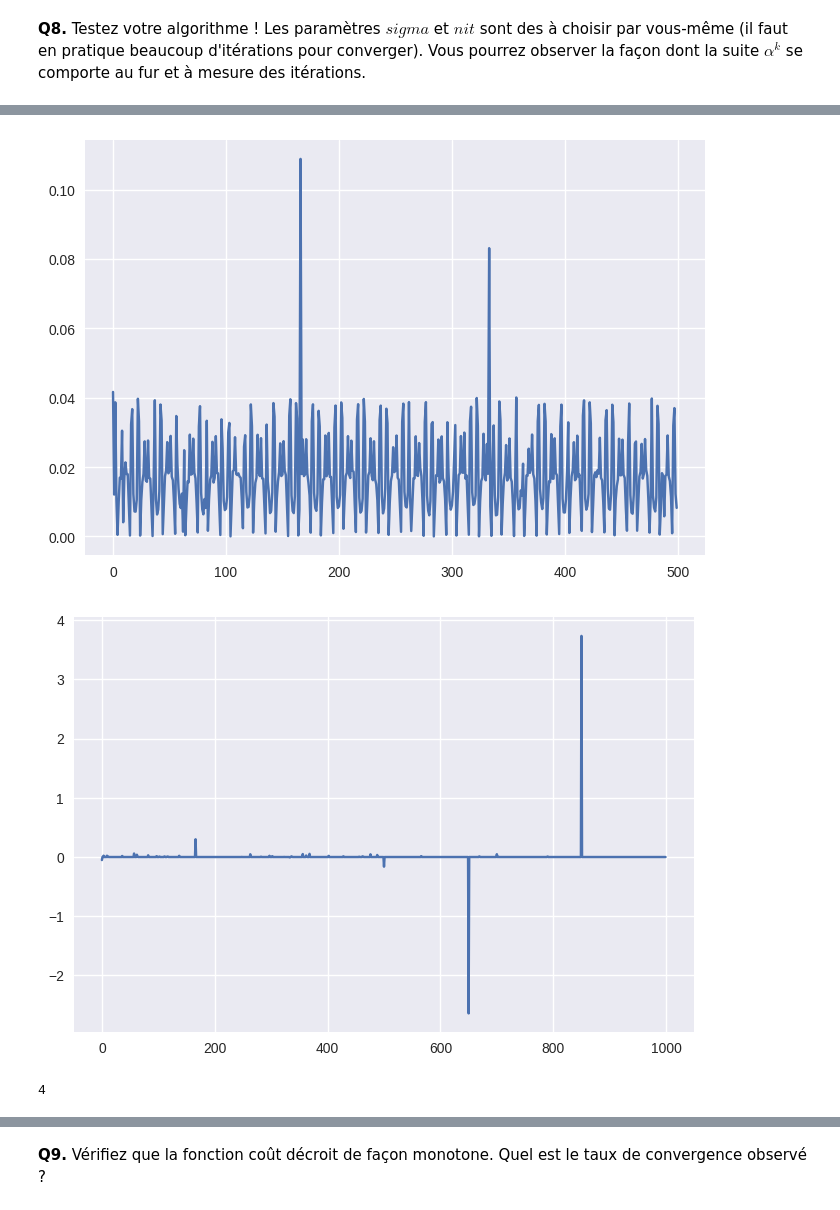
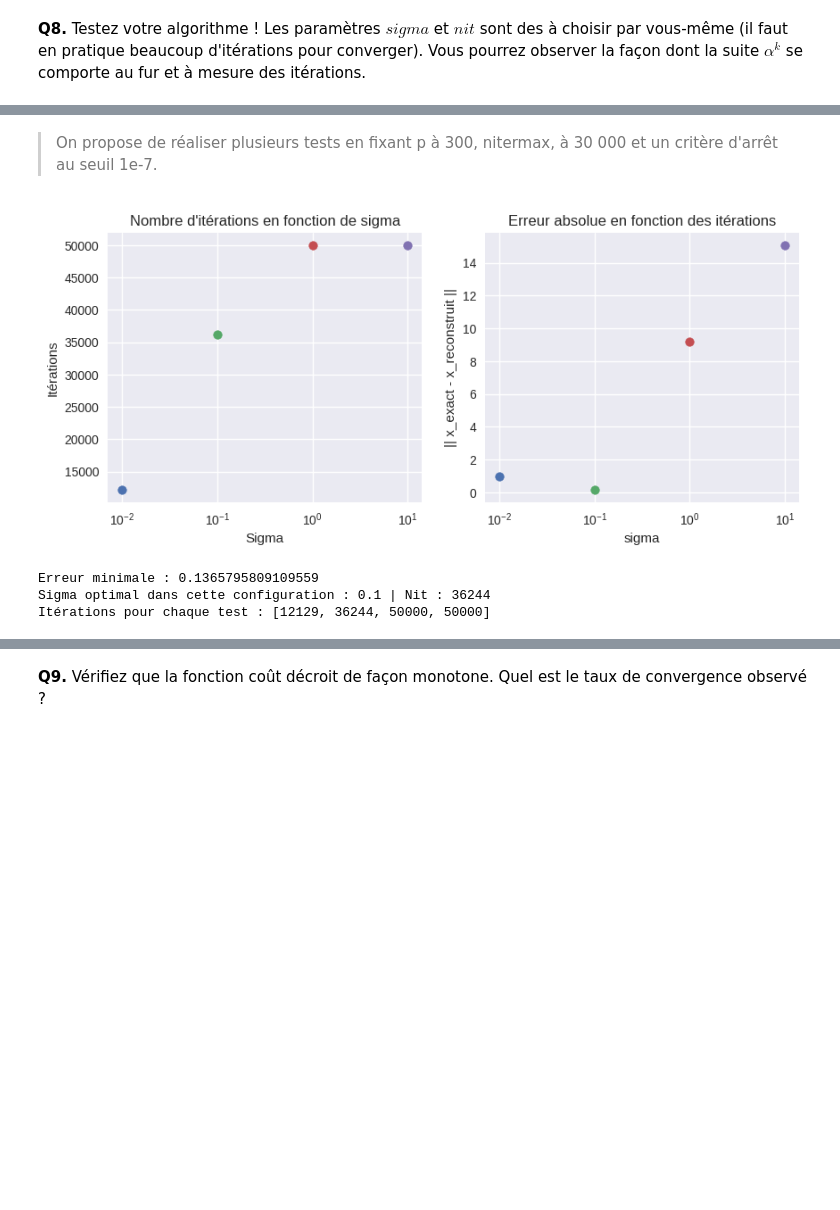
Before and after one commit to YamSok/CESBIO_BIOMASS, a Jupyter notebook: TP2_CompressiveSensing-maya.ipynb, the cells around one changed output, grey strips where cells are left out. Drawn from its saved outputs; the diff is of its cells as text; code cells hidden in the pictures; blank space fills up the shorter version.

Commit message:
optim

```diff
--- a/TP2_CompressiveSensing-maya.ipynb
+++ b/TP2_CompressiveSensing-maya.ipynb
@@ -216,7 +215,7 @@ x[int(2*n/3)]=-0.3; #Tester -1
 plt.plot(t,x,'b')
 plt.show()
 ## Mesure du signal
-p = 1000
+p = 180
 A=np.random.randn(p,n) #La matrice de mesure
 y=A.dot(x)        #Les mesures
 # %% [output]
@@ -275,7 +274,8 @@ def RestoreX(A,y,sigma,nitermax, seuil):
     alpha = np.random.rand(2 * n)
     L = 2 * sigma * npl.norm(A)**2
     CF = []
-    err = [1]
+    err = [1] # Tableau des normes des différences entre un itéré et le suivant (inutile)
+    er = [] # Tableau des erreurs réelles, pour calculer le taux de convergence facilement à posteriori
     xtilde = np.random.rand(n)
     k = 0
     while k < nitermax and err[k] > seuil:
@@ -285,8 +285,9 @@ def RestoreX(A,y,sigma,nitermax, seuil):
         xtilde = Psi(alpha)
         CF.append(J(A,alpha,y,sigma) + npl.norm(alpha,1))
         err.append(npl.norm(x_prev - xtilde))
+        er.append(npl.norm(xtilde - x))
         k+=1
-    return (alpha,xtilde,CF,err)
+    return (alpha,xtilde,CF,err,er)
 # %% [markdown]
 **Q8.** Testez votre algorithme ! Les paramètres $sigma$ et $nit$ sont des à choisir par vous-même (il faut en pratique beaucoup d'itérations pour converger). Vous pourrez observer la façon dont la suite $\alpha^k$ se comporte au fur et à mesure des itérations.
 # %%
@@ -377,11 +338,13 @@ print(np.sum(np.abs(alpha) > 1e-3))
-# %%
-(alpha,xtilde,CF,err1) = RestoreX(A,y,0.012,nitermax, seuil)
-plt.plot(np.abs(xtilde-x))
-plt.show()
-plt.plot(alpha)
-plt.show()
-print(np.sum(np.abs(alpha) > 1e-1))
-# %% [output]
-[figure, removed]
-[figure, removed]
-4
+# %% [markdown]
+> On propose de réaliser plusieurs tests en fixant p à 300, nitermax, à 30 000 et un critère d'arrêt au seuil 1e-7.
+# %%
+"""
+Test #1 (~2 min temps de calcul sur intel i5 8e gen)
+"""
+testData = [0.01, 0.1,1,10]
+testBestSigma(300,testData,True)
+# %% [output]
+[figure, added]
+Erreur minimale : 0.1365795809109559
+Sigma optimal dans cette configuration : 0.1 | Nit : 36244
+Itérations pour chaque test : [12129, 36244, 50000, 50000]
```
Also changed, not shown: parts of 33 cells of this notebook, 1 other file.
